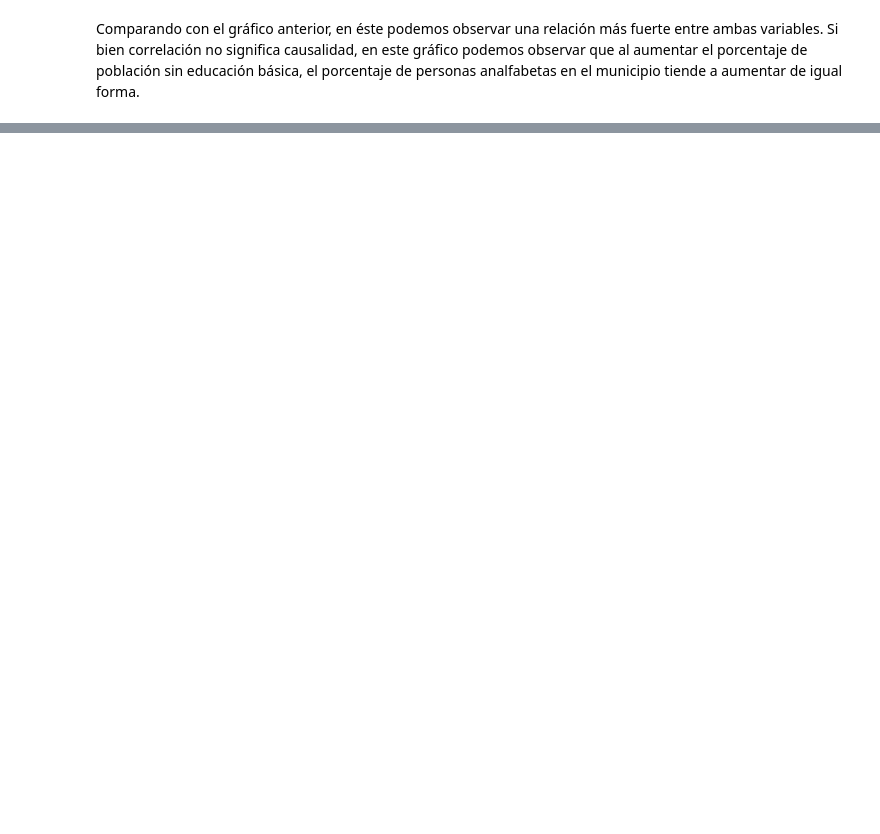
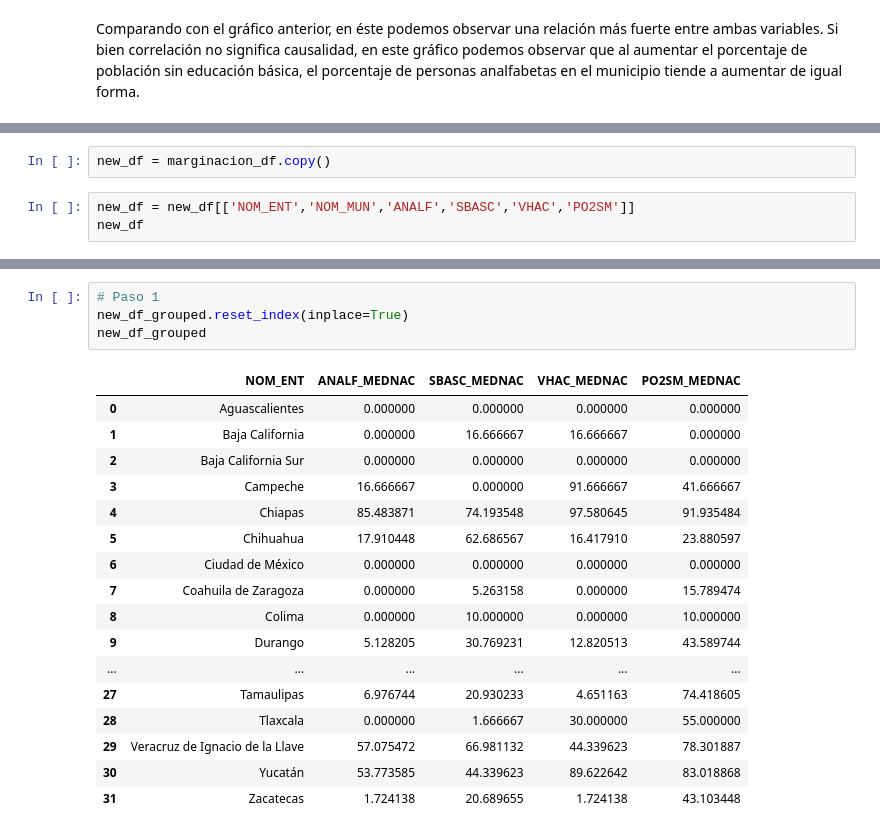
Before and after one commit to jmartingv/proyecto-programacion-mcd, a Jupyter notebook: proyecto.ipynb, the cells around one changed output, grey strips where cells are left out. Saved outputs shown, nothing was run; the diff lists cells and outputs as text; blank space fills up the shorter version.

```diff
--- a/proyecto.ipynb
+++ b/proyecto.ipynb
@@ -344,0 +392,5 @@ Comparando con el gráfico anterior, en éste podemos observar una relación má
+# %%
+new_df = marginacion_df.copy()
+# %%
+new_df = new_df[['NOM_ENT','NOM_MUN','ANALF','SBASC','VHAC','PO2SM']]
+new_df
@@ -344,0 +486,22 @@ Comparando con el gráfico anterior, en éste podemos observar una relación má
+# %%
+# Paso 1
+new_df_grouped.reset_index(inplace=True)
+new_df_grouped
+# %% [output]
+|  | NOM_ENT | ANALF_MEDNAC | SBASC_MEDNAC | VHAC_MEDNAC | PO2SM_MEDNAC |
+| 0 | Aguascalientes | 0.000000 | 0.000000 | 0.000000 | 0.000000 |
+| 1 | Baja California | 0.000000 | 16.666667 | 16.666667 | 0.000000 |
+| 2 | Baja California Sur | 0.000000 | 0.000000 | 0.000000 | 0.000000 |
+| 3 | Campeche | 16.666667 | 0.000000 | 91.666667 | 41.666667 |
+| 4 | Chiapas | 85.483871 | 74.193548 | 97.580645 | 91.935484 |
+| 5 | Chihuahua | 17.910448 | 62.686567 | 16.417910 | 23.880597 |
+| 6 | Ciudad de México | 0.000000 | 0.000000 | 0.000000 | 0.000000 |
+| 7 | Coahuila de Zaragoza | 0.000000 | 5.263158 | 0.000000 | 15.789474 |
+| 8 | Colima | 0.000000 | 10.000000 | 0.000000 | 10.000000 |
+| 9 | Durango | 5.128205 | 30.769231 | 12.820513 | 43.589744 |
+| ... | ... | ... | ... | ... | ... |
+| 27 | Tamaulipas | 6.976744 | 20.930233 | 4.651163 | 74.418605 |
+| 28 | Tlaxcala | 0.000000 | 1.666667 | 30.000000 | 55.000000 |
+| 29 | Veracruz de Ignacio de la Llave | 57.075472 | 66.981132 | 44.339623 | 78.301887 |
+| 30 | Yucatán | 53.773585 | 44.339623 | 89.622642 | 83.018868 |
+| 31 | Zacatecas | 1.724138 | 20.689655 | 1.724138 | 43.103448 |
```
Also changed, not shown: parts of 21 cells of this notebook.
